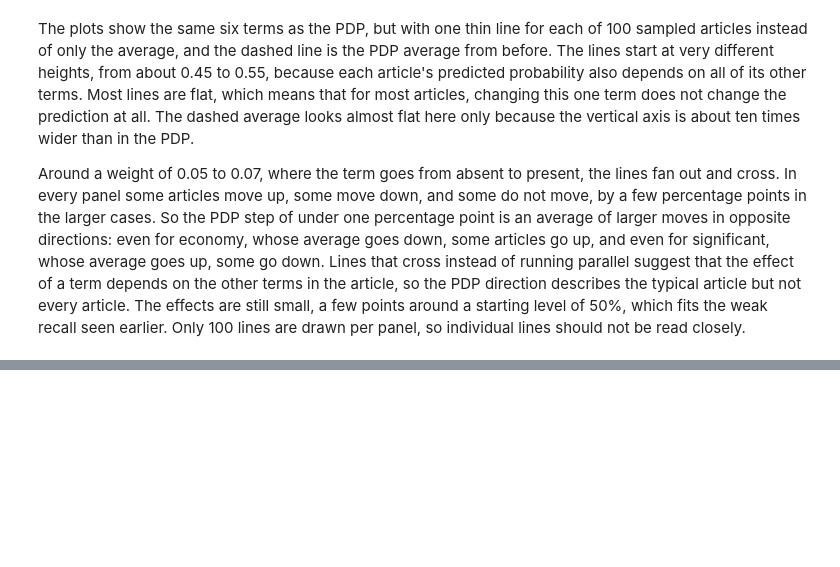
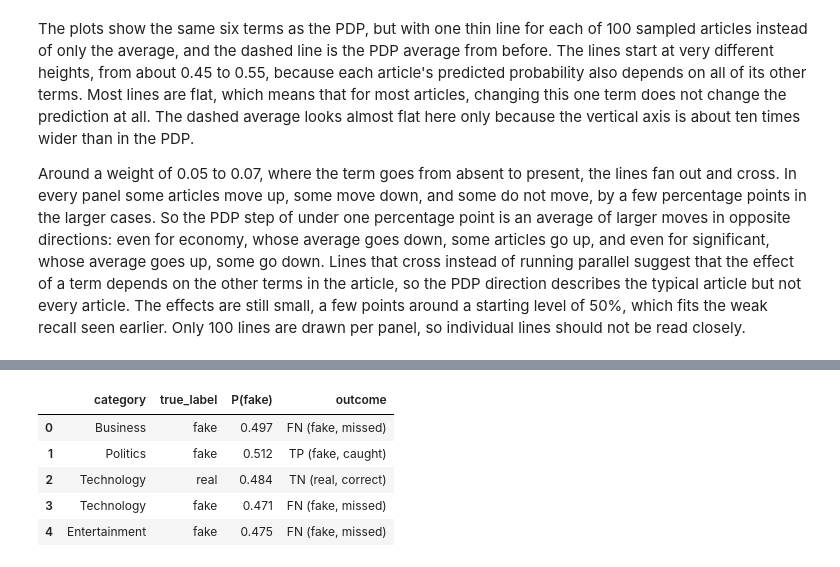
Before and after one commit to jirapon000/XDS_Fake_New_Detection, a Jupyter notebook: random_forest.ipynb, the cells around one changed output, grey strips where cells are left out. Saved outputs shown, nothing was run; the diff lists cells and outputs as text; code cells hidden in the pictures; blank space fills up the shorter version.

```diff
--- a/random_forest.ipynb
+++ b/random_forest.ipynb
@@ -399,0 +419,24 @@ cases = {
+# %%
+def outcome(i):
+    t, p = int(y_true_arr[i]), int(y_pred_arr[i])
+    return {(1, 1): "TP (fake, caught)", (1, 0): "FN (fake, missed)",
+            (0, 1): "FP (real, flagged)", (0, 0): "TN (real, correct)"}[(t, p)]
+
+sp_table = pd.DataFrame({
+    "category": [df.loc[y_test.index[i], "category"] for i in sp_idx],
+    "true_label": ["fake" if y_true_arr[i] == 1 else "real" for i in sp_idx],
+    "P(fake)": [round(float(proba_fake[i]), 3) for i in sp_idx],
+    "outcome": [outcome(i) for i in sp_idx],
+})
+display(sp_table)
+
+words = lambda e: {w for w, _ in e.as_list(label=1)}
+picked_words = set().union(*[words(e) for e in sp.sp_explanations])
+all_words = set().union(*[words(e) for e in sp.explanations])
+# %% [output]
+|  | category | true_label | P(fake) | outcome |
+| 0 | Business | fake | 0.497 | FN (fake, missed) |
+| 1 | Politics | fake | 0.512 | TP (fake, caught) |
+| 2 | Technology | real | 0.484 | TN (real, correct) |
+| 3 | Technology | fake | 0.471 | FN (fake, missed) |
+| 4 | Entertainment | fake | 0.475 | FN (fake, missed) |
```
Also changed, not shown: parts of 26 cells of this notebook, 2 other files.
